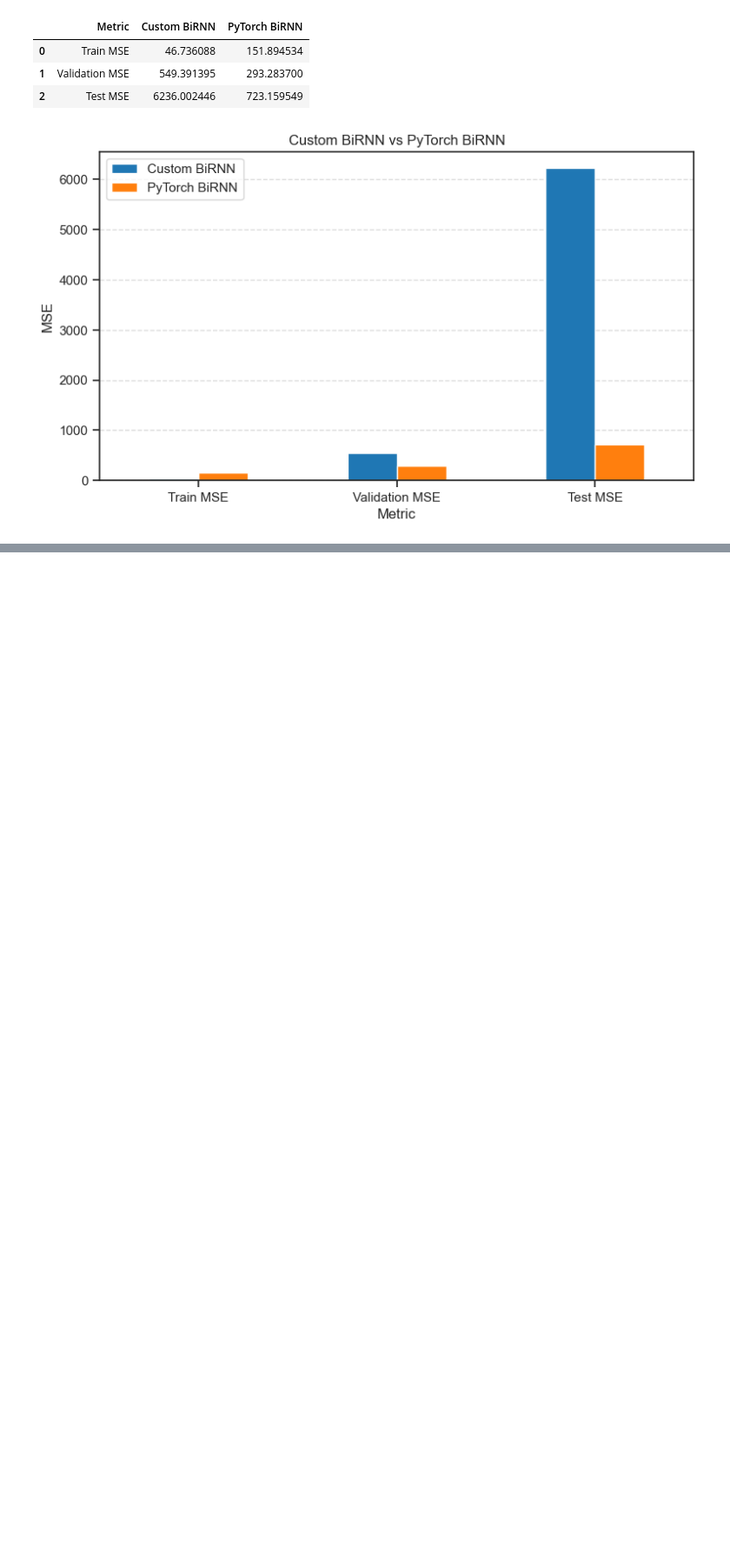
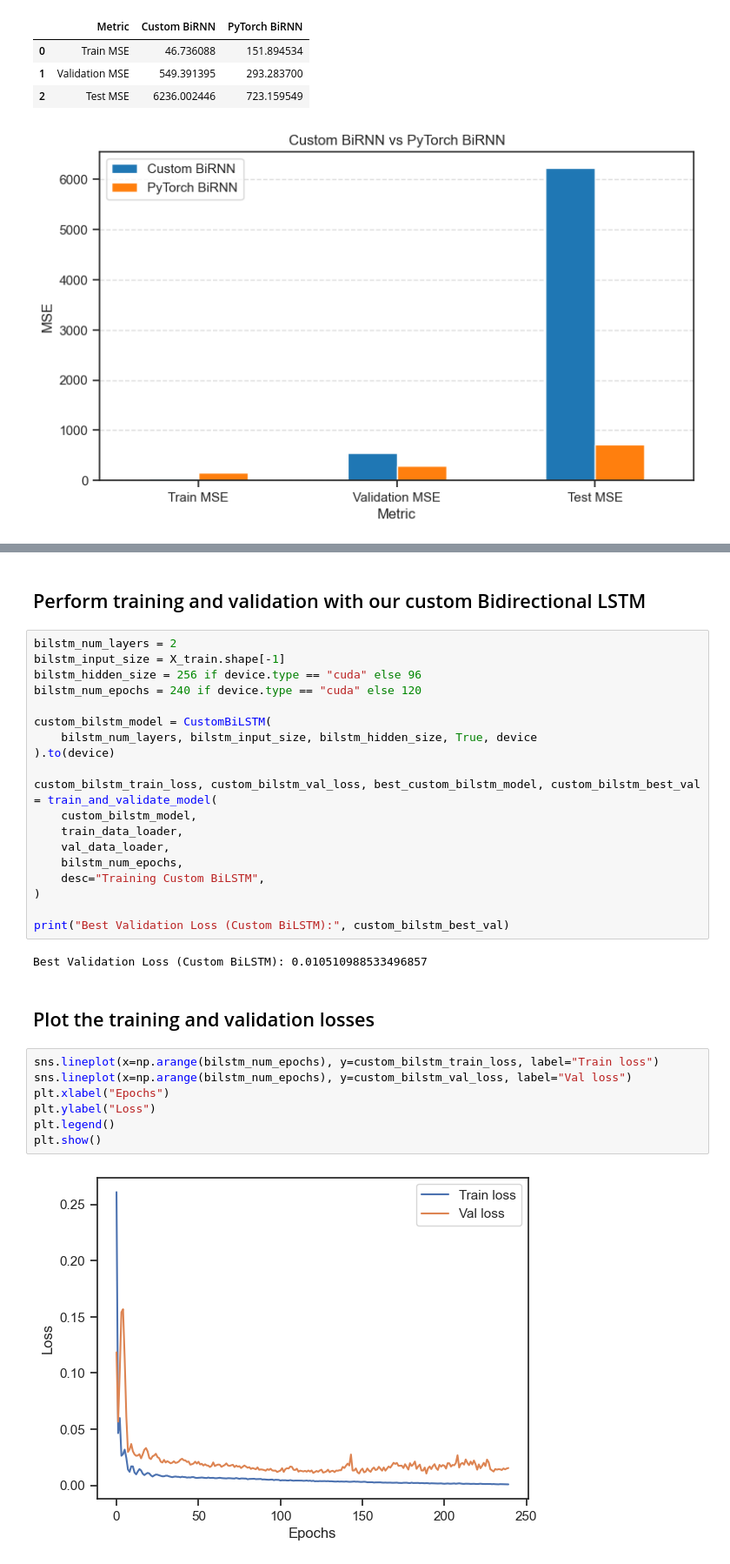
Before and after one commit to ShambaC/Deep-Learning-Lab-AI69202, a Jupyter notebook: Bi-RNN/bi-rnn.ipynb, the cells around one changed output, grey strips where cells are left out. Shown at 87% size. Cells and saved outputs as stored; diff of their text form; blank space fills up the shorter version.

Commit message:
feat: add bi-LSTM and bi-GRU

```diff
--- a/Bi-RNN/bi-rnn.ipynb
+++ b/Bi-RNN/bi-rnn.ipynb
@@ -530,0 +684,34 @@ PyTorch BiRNN Test MSE: 723.1595492477072
+# %% [markdown]
+## Perform training and validation with our custom Bidirectional LSTM
+# %%
+bilstm_num_layers = 2
+bilstm_input_size = X_train.shape[-1]
+bilstm_hidden_size = 256 if device.type == "cuda" else 96
+bilstm_num_epochs = 240 if device.type == "cuda" else 120
+
+custom_bilstm_model = CustomBiLSTM(
+    bilstm_num_layers, bilstm_input_size, bilstm_hidden_size, True, device
+).to(device)
+
+custom_bilstm_train_loss, custom_bilstm_val_loss, best_custom_bilstm_model, custom_bilstm_best_val = train_and_validate_model(
+    custom_bilstm_model,
+    train_data_loader,
+    val_data_loader,
+    bilstm_num_epochs,
+    desc="Training Custom BiLSTM",
+)
+
+print("Best Validation Loss (Custom BiLSTM):", custom_bilstm_best_val)
+# %% [output]
+Best Validation Loss (Custom BiLSTM): 0.010510988533496857
+# %% [markdown]
+## Plot the training and validation losses
+# %%
+sns.lineplot(x=np.arange(bilstm_num_epochs), y=custom_bilstm_train_loss, label="Train loss")
+sns.lineplot(x=np.arange(bilstm_num_epochs), y=custom_bilstm_val_loss, label="Val loss")
+plt.xlabel("Epochs")
+plt.ylabel("Loss")
+plt.legend()
+plt.show()
+# %% [output]
+[figure, added]
```
Also changed, not shown: parts of 26 cells of this notebook, 1 other file.
